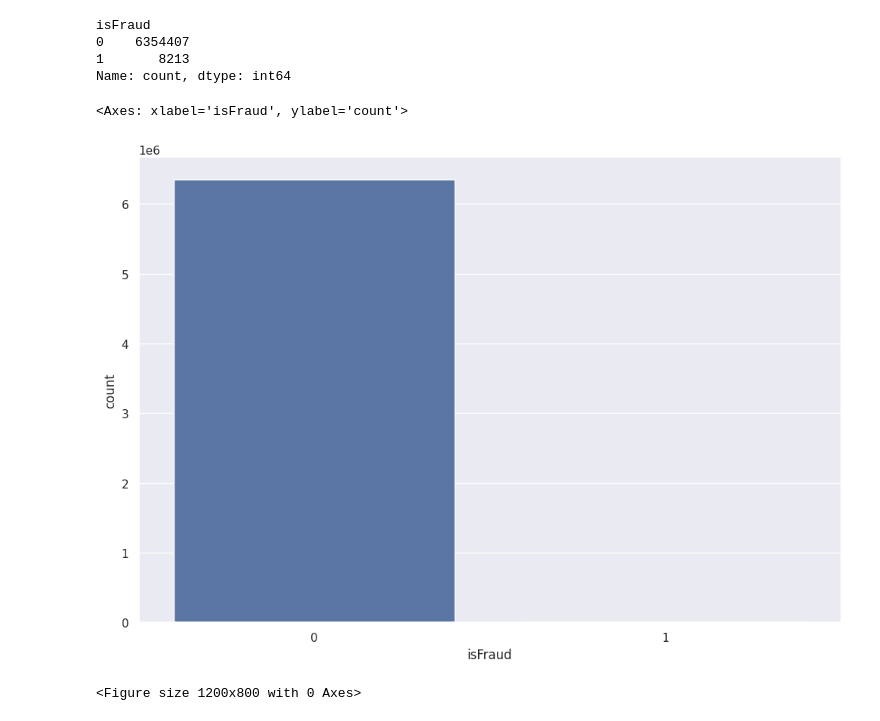
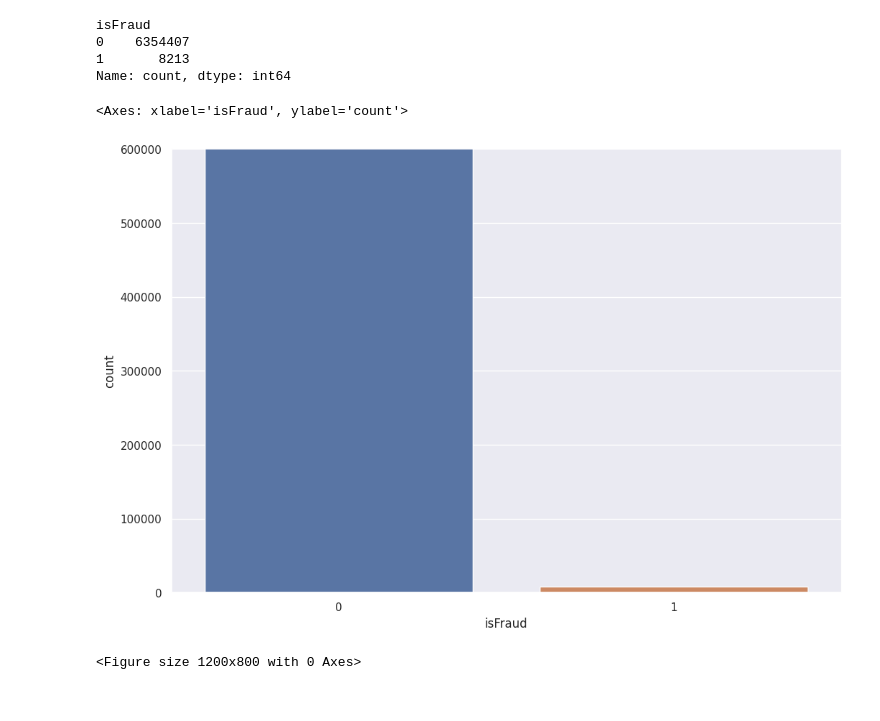
Before and after one commit to iconbaypark2900/mldetection, a Jupyter notebook: detection.ipynb, the cells around one changed output. Drawn from its saved outputs; the diff is of its cells as text; code cells hidden in the pictures.

```diff
--- a/detection.ipynb
+++ b/detection.ipynb
@@ -89,10 +89,11 @@ isFraud
 Name: count, dtype: int64
 # %%
 plt.figure(figsize= (12, 8))
+plt.ylim([0, 600000])
 sns.countplot(x='isFraud', data= transaction_data)
 # %% [output]
 <Axes: xlabel='isFraud', ylabel='count'>
-[figure, old version]
+[figure, new version]
 # %%
 plt.figure(figsize=( 12, 8))
 
```
Also changed, not shown: parts of 12 cells of this notebook.
